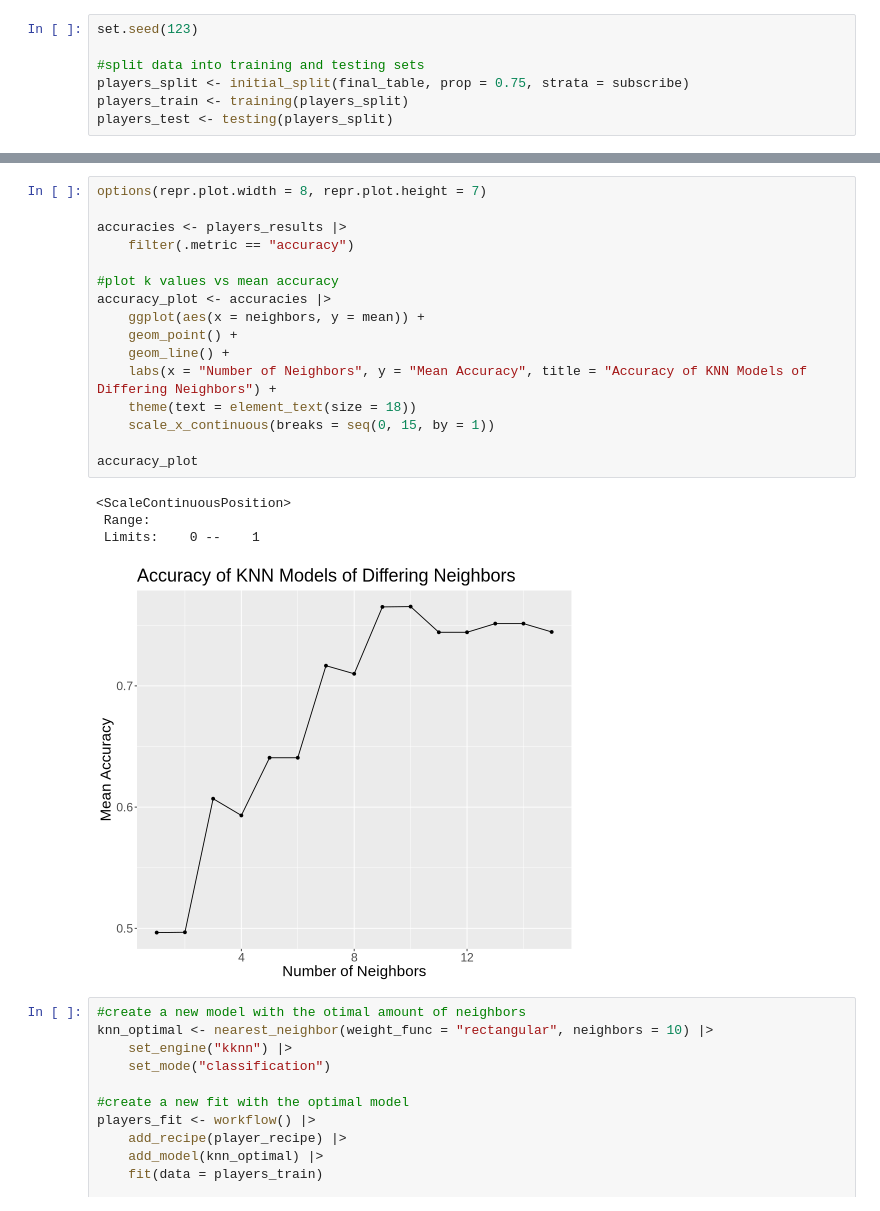
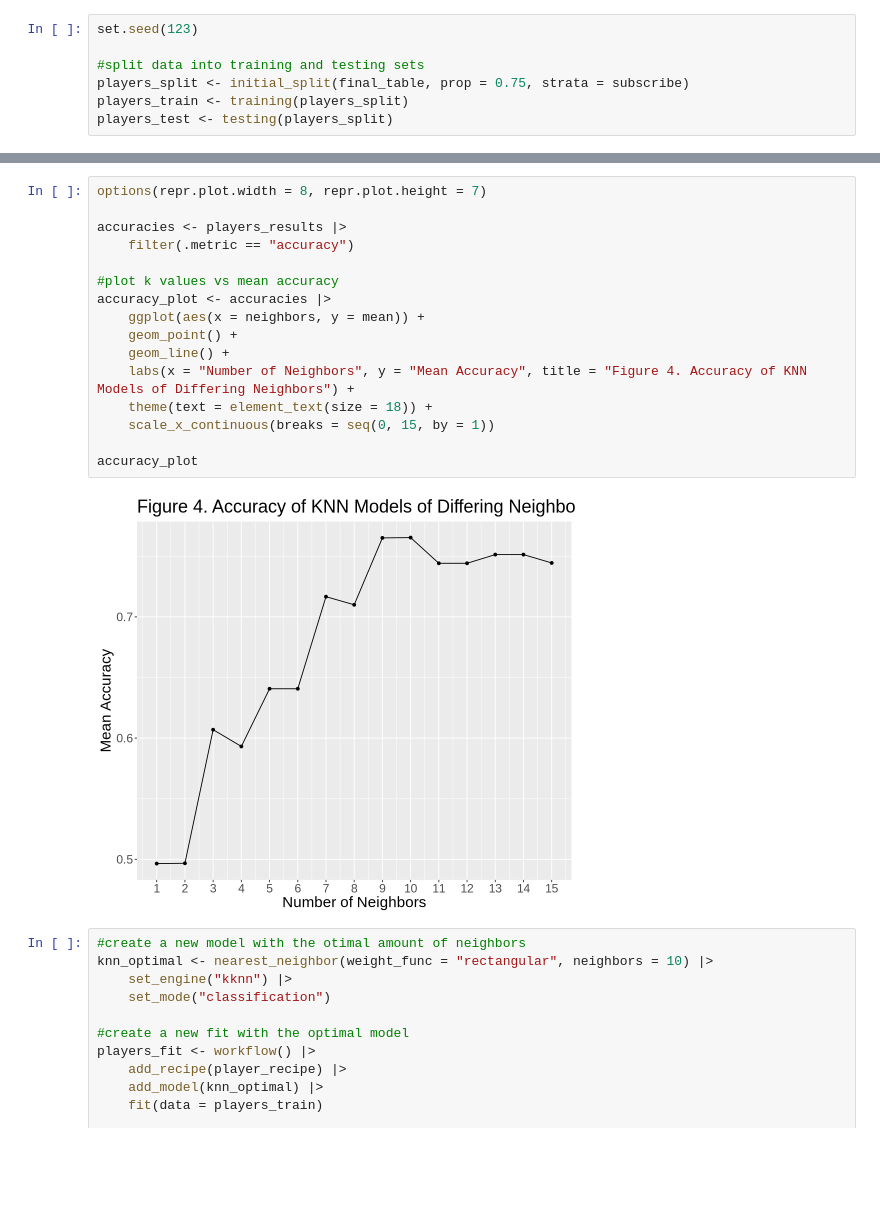
Before and after one commit to CSof-student/DSCI100_GROUP_25_PROJECT, a Jupyter notebook: project_report.ipynb, the cells around one changed output, grey strips where cells are left out. Saved outputs shown, nothing was run; the diff lists cells and outputs as text; blank space fills up the shorter version.

Commit message:
added figure numbers to plot titles

```diff
--- a/project_report.ipynb
+++ b/project_report.ipynb
@@ -383,24 +383,21 @@ A tibble: 1 × 7
 # %%
 options(repr.plot.width = 8, repr.plot.height = 7)
 
 accuracies <- players_results |>
     filter(.metric == "accuracy")
 
 #plot k values vs mean accuracy
 accuracy_plot <- accuracies |>
     ggplot(aes(x = neighbors, y = mean)) +
     geom_point() +
     geom_line() +
-    labs(x = "Number of Neighbors", y = "Mean Accuracy", title = "Accuracy of KNN Models of Differing Neighbors") +
-    theme(text = element_text(size = 18))
+    labs(x = "Number of Neighbors", y = "Mean Accuracy", title = "Figure 4. Accuracy of KNN Models of Differing Neighbors") +
+    theme(text = element_text(size = 18)) +
     scale_x_continuous(breaks = seq(0, 15, by = 1))
 
 accuracy_plot
 # %% [output]
-<ScaleContinuousPosition>
- Range:
- Limits:    0 --    1
-[figure, old version]
+[figure, new version]
 # %%
 #create a new model with the otimal amount of neighbors
 knn_optimal <- nearest_neighbor(weight_func = "rectangular", neighbors = 10) |>
```
Also changed, not shown: parts of 3 cells of this notebook.
